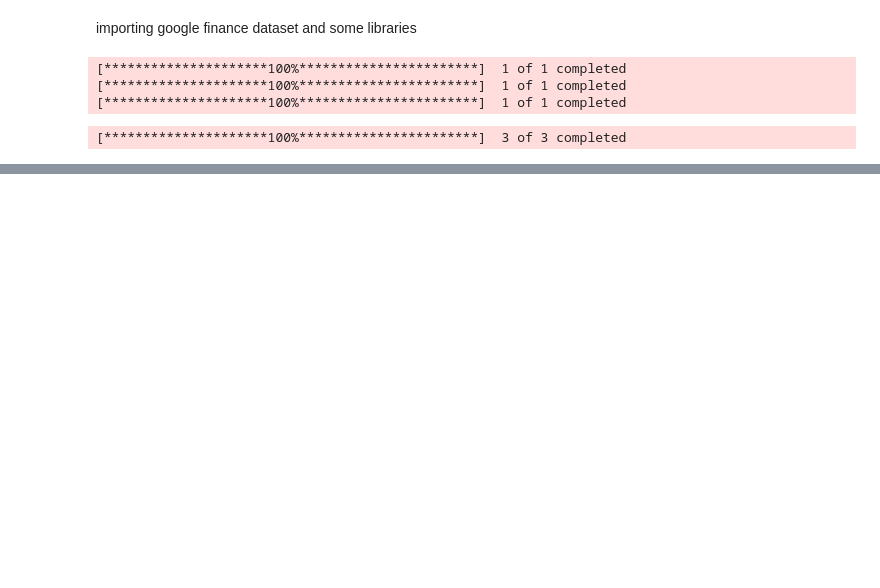
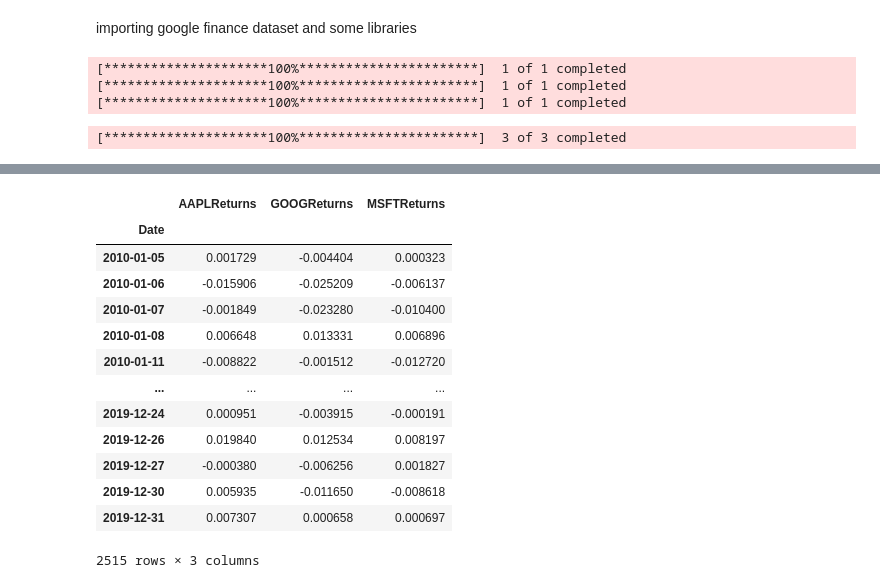
Before and after one commit to meralmourad/911-Bank, a Jupyter notebook: TechFinance.ipynb, the cells around one changed output, grey strips where cells are left out. Cells and saved outputs as stored; diff of their text form; code cells hidden in the pictures; blank space fills up the shorter version.

```diff
--- a/TechFinance.ipynb
+++ b/TechFinance.ipynb
@@ -59,0 +81,17 @@ for tick in ticks:
+# %%
+returns
+# %% [output]
+|  | AAPLReturns | GOOGReturns | MSFTReturns |
+| Date |  |  |  |
+| 2010-01-05 | 0.001729 | -0.004404 | 0.000323 |
+| 2010-01-06 | -0.015906 | -0.025209 | -0.006137 |
+| 2010-01-07 | -0.001849 | -0.023280 | -0.010400 |
+| 2010-01-08 | 0.006648 | 0.013331 | 0.006896 |
+| 2010-01-11 | -0.008822 | -0.001512 | -0.012720 |
+| ... | ... | ... | ... |
+| 2019-12-24 | 0.000951 | -0.003915 | -0.000191 |
+| 2019-12-26 | 0.019840 | 0.012534 | 0.008197 |
+| 2019-12-27 | -0.000380 | -0.006256 | 0.001827 |
+| 2019-12-30 | 0.005935 | -0.011650 | -0.008618 |
+| 2019-12-31 | 0.007307 | 0.000658 | 0.000697 |
+2515 rows × 3 columns
```
Also changed, not shown: parts of 10 cells of this notebook.
